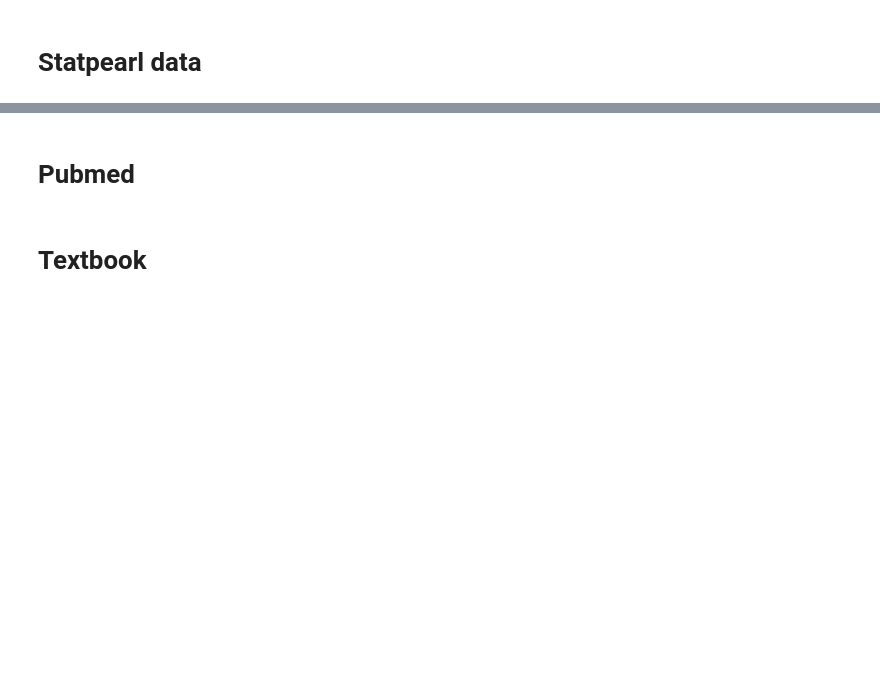
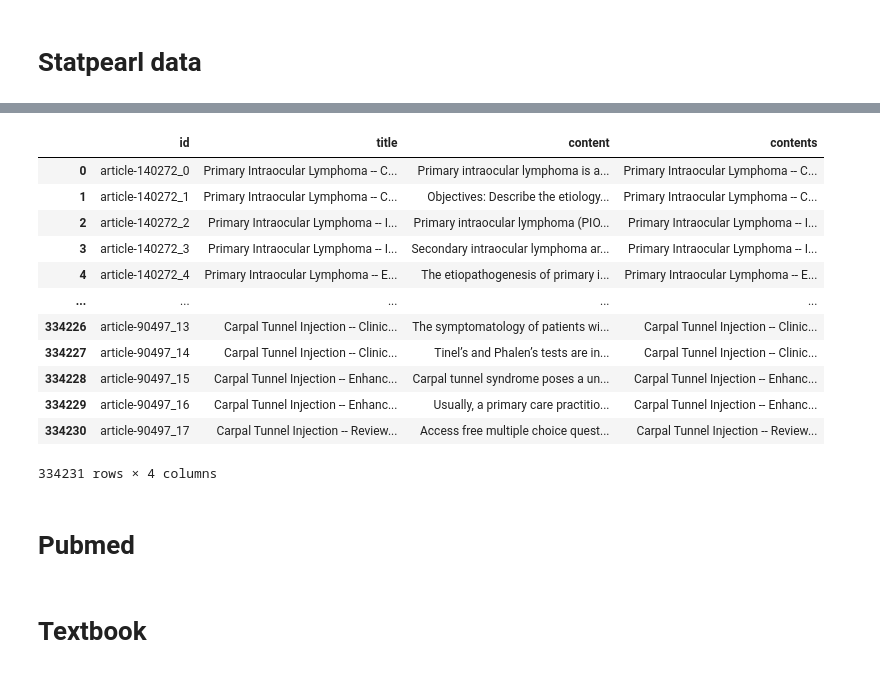
Before and after one commit to Besutodesuka/AudioClassfication, a Jupyter notebook: notebook/BioACL.ipynb, the cells around one changed output, grey strips where cells are left out. Cells and saved outputs as stored; diff of their text form; code cells hidden in the pictures; blank space fills up the shorter version.

```diff
--- a/notebook/BioACL.ipynb
+++ b/notebook/BioACL.ipynb
@@ -95,3 +127,19 @@ DataFrame shape: (334231, 4)
+# %%
+df
+# %% [output]
+|  | id | title | content | contents |
+| 0 | article-140272_0 | Primary Intraocular Lymphoma -- C... | Primary intraocular lymphoma is a... | Primary Intraocular Lymphoma -- C... |
+| 1 | article-140272_1 | Primary Intraocular Lymphoma -- C... | Objectives: Describe the etiology... | Primary Intraocular Lymphoma -- C... |
+| 2 | article-140272_2 | Primary Intraocular Lymphoma -- I... | Primary intraocular lymphoma (PIO... | Primary Intraocular Lymphoma -- I... |
+| 3 | article-140272_3 | Primary Intraocular Lymphoma -- I... | Secondary intraocular lymphoma ar... | Primary Intraocular Lymphoma -- I... |
+| 4 | article-140272_4 | Primary Intraocular Lymphoma -- E... | The etiopathogenesis of primary i... | Primary Intraocular Lymphoma -- E... |
+| ... | ... | ... | ... | ... |
+| 334226 | article-90497_13 | Carpal Tunnel Injection -- Clinic... | The symptomatology of patients wi... | Carpal Tunnel Injection -- Clinic... |
+| 334227 | article-90497_14 | Carpal Tunnel Injection -- Clinic... | Tinel’s and Phalen’s tests are in... | Carpal Tunnel Injection -- Clinic... |
+| 334228 | article-90497_15 | Carpal Tunnel Injection -- Enhanc... | Carpal tunnel syndrome poses a un... | Carpal Tunnel Injection -- Enhanc... |
+| 334229 | article-90497_16 | Carpal Tunnel Injection -- Enhanc... | Usually, a primary care practitio... | Carpal Tunnel Injection -- Enhanc... |
+| 334230 | article-90497_17 | Carpal Tunnel Injection -- Review... | Access free multiple choice quest... | Carpal Tunnel Injection -- Review... |
+334231 rows × 4 columns
 # %%
 df.to_csv("statpearls.csv")
 # %% [markdown]
```
Also changed, not shown: parts of 76 cells of this notebook.
